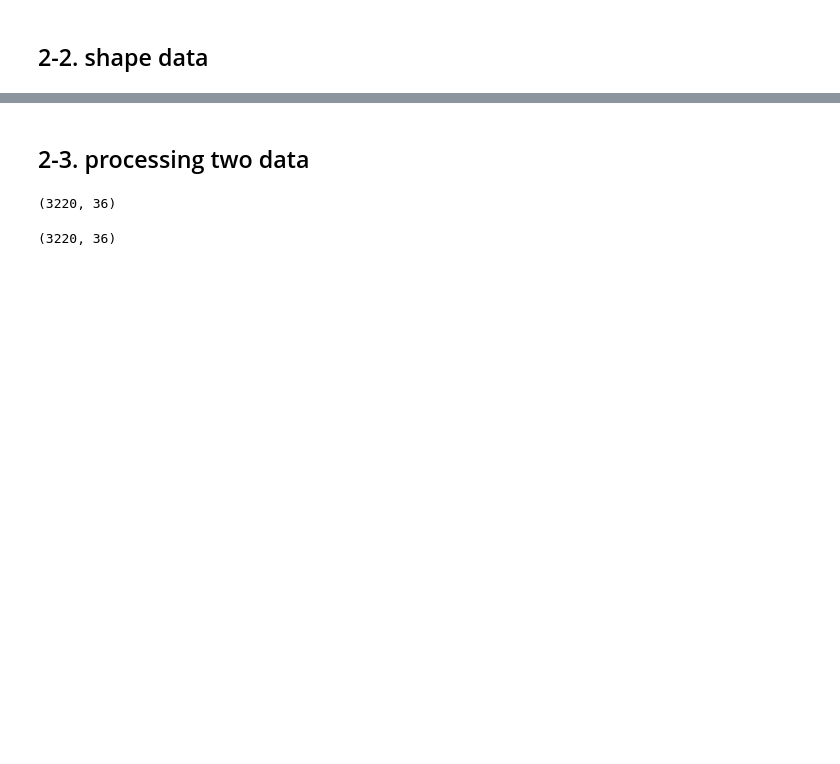
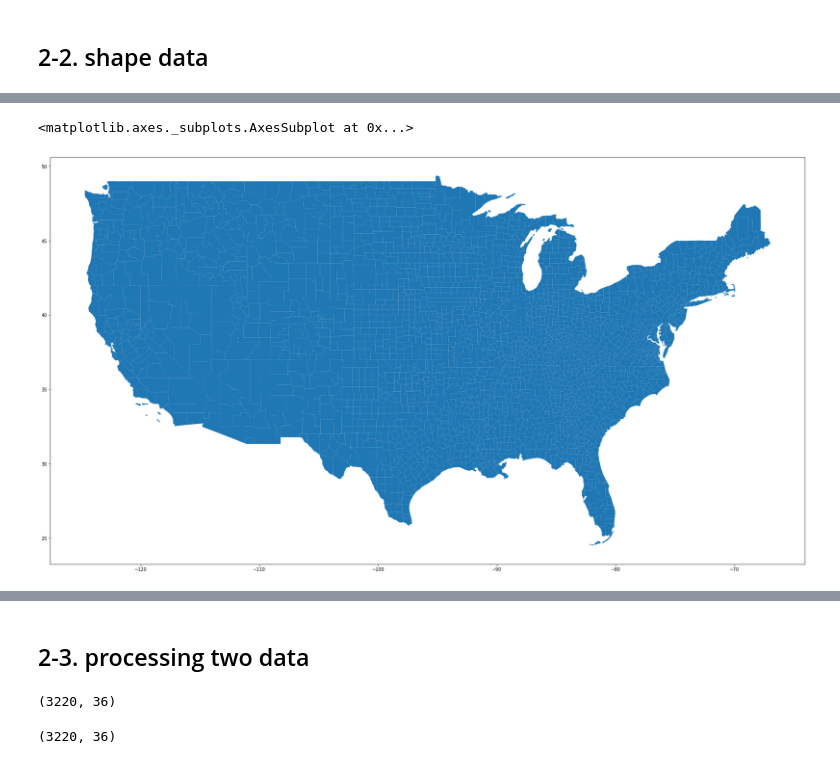
Before and after one commit to kyoungyi/Fortran, a Jupyter notebook: all_county_corn_data.ipynb, the cells around one changed output, grey strips where cells are left out. Drawn from its saved outputs; the diff is of its cells as text; code cells hidden in the pictures; blank space fills up the shorter version.

```diff
--- a/all_county_corn_data.ipynb
+++ b/all_county_corn_data.ipynb
@@ -216,3 +241,8 @@ lonlatinfo.head()
+# %%
+lonlatinfo.loc[((lonlatinfo['STATEFP'] != 2) & (lonlatinfo['STATEFP'] != 15) &(lonlatinfo['STATEFP'] != 72) )].plot(figsize=(30,20)) #, color='#3B3C6E')
+# %% [output]
+<matplotlib.axes._subplots.AxesSubplot at 0x...>
+[figure, added]
 # %%
 lonlatinfo.sort_values(by=['STATEFP','COUNTYFP'])
 # %% [output]
```
Also changed, not shown: parts of 24 cells of this notebook.
